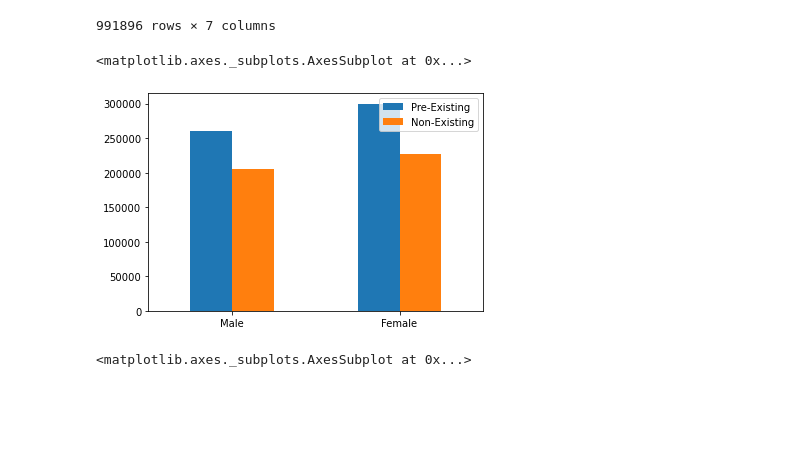
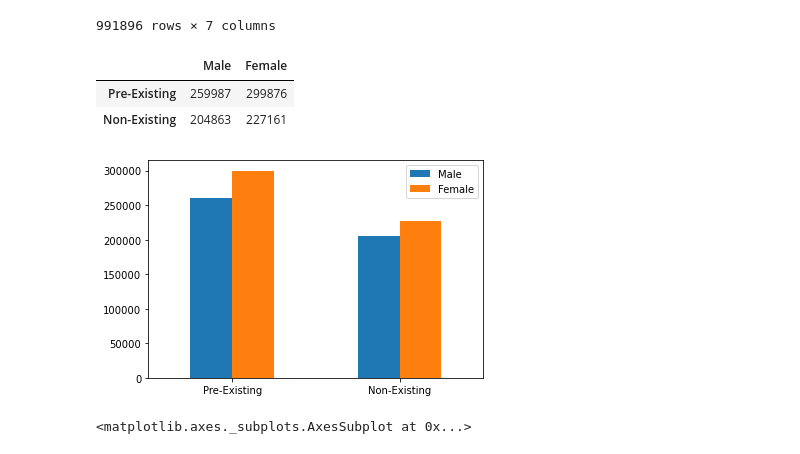
Before and after one commit to jforbis/rougeSquadron, a Jupyter notebook: JupyterScripts/forbis.ipynb, the cells around one changed output. Drawn from its saved outputs; the diff is of its cells as text; code cells hidden in the pictures; blank space fills up the shorter version.

```diff
--- a/JupyterScripts/forbis.ipynb
+++ b/JupyterScripts/forbis.ipynb
@@ -27,19 +27,22 @@ org_data_df
 # %%
 hosp_y = len(org_data_df.loc[(org_data_df["Pre-Existing Condition"] == "Yes")])
 hosp_n = len(org_data_df.loc[(org_data_df["Pre-Existing Condition"] == "No")])
 
 male_pre = len(org_data_df.loc[(org_data_df["Gender"] == "Male") & (org_data_df["Pre-Existing Condition"] == "Yes")])
 female_pre = len(org_data_df.loc[(org_data_df["Gender"] == "Female") & (org_data_df["Pre-Existing Condition"] == "Yes")])
 
 male_nopre = len(org_data_df.loc[(org_data_df["Gender"] == "Male") & (org_data_df["Pre-Existing Condition"] == "No")])
 female_nopre = len(org_data_df.loc[(org_data_df["Gender"] == "Female") & (org_data_df["Pre-Existing Condition"] == "No")])
 
 gender = ["Male", "Female"]
-prex_df = pd.DataFrame({"Pre-Existing": [male_pre, female_pre], "Non-Existing" : [male_nopre, female_nopre]}, index = gender)
+prex_df = pd.DataFrame({"Pre-Existing": [male_pre, female_pre], "Non-Existing" : [male_nopre, female_nopre]}, index = gender).T
 prex_df.plot.bar(rot = 0)
+prex_df
 # %% [output]
-<matplotlib.axes._subplots.AxesSubplot at 0x...>
+|  | Male | Female |
+| Pre-Existing | 259987 | 299876 |
+| Non-Existing | 204863 | 227161 |
-[figure, old version]
+[figure, new version]
 # %%
 male_hy = len(org_data_df.loc[(org_data_df["Gender"] == "Male") & (org_data_df["Hospitalized"] == "Yes")])
 female_hy = len(org_data_df.loc[(org_data_df["Gender"] == "Female") & (org_data_df["Hospitalized"] == "Yes")])
```
Also changed, not shown: parts of 1 cell of this notebook.
